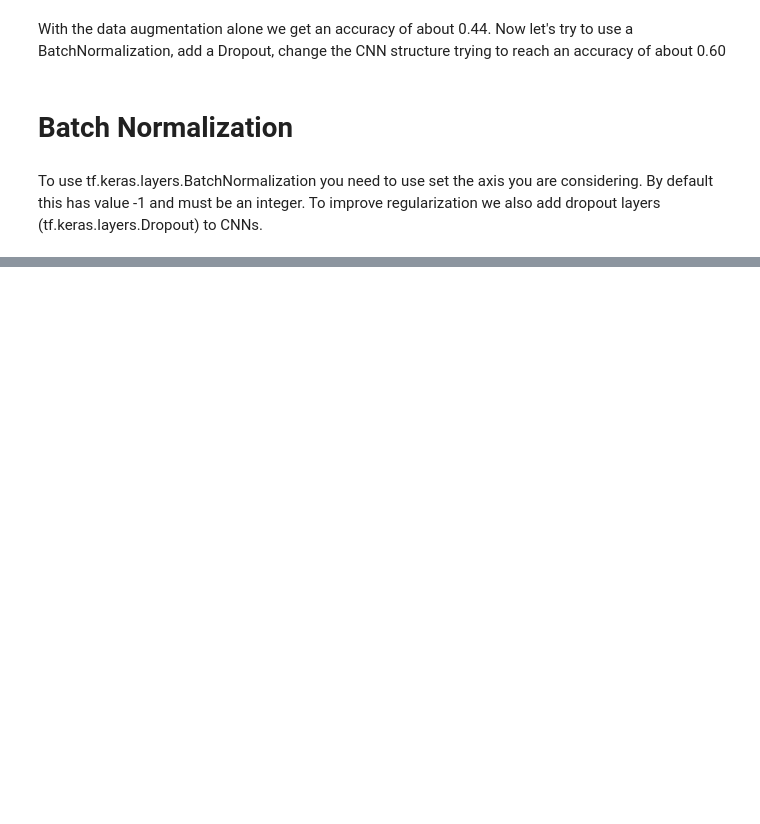
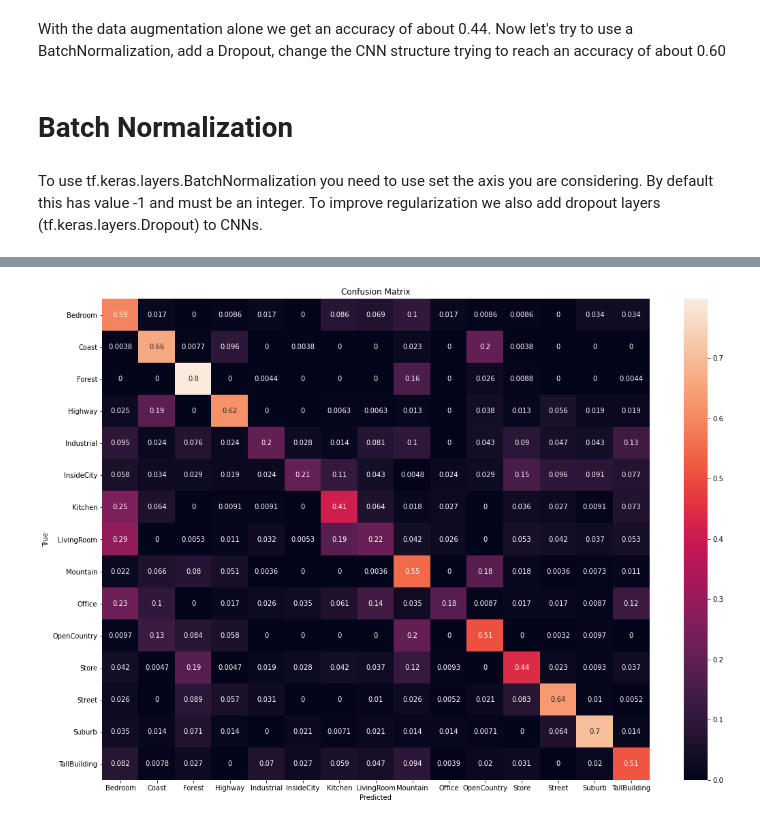
Before and after one commit to Gideon996/Computer-Vision-2020, a Jupyter notebook: Point_Two.ipynb, the cells around one changed output, grey strips where cells are left out. Cells and saved outputs as stored; diff of their text form; code cells hidden in the pictures; blank space fills up the shorter version.

Commit message:
Now we can fit the Adam CNN and plot some graph

```diff
--- a/Point_Two.ipynb
+++ b/Point_Two.ipynb
@@ -235,0 +243,18 @@ modelAdam7x7.compile(loss='categorical_crossentropy',optimizer=adam,metrics = ['
+# %%
+earlyStopping = EarlyStopping(min_delta=0.10,patience = 10, monitor='val_loss')
+
+print("Fit Adam Model with kernel size = 3")
+historyAdam3=modelAdam3x3.fit(xTrain, yTrain,
+                      batch_size=32,epochs=100,
+                      validation_data=(xValidation, yValidation),
+                      shuffle=True,callbacks=[earlyStopping])
+print("Fit Adam Model with kernel size = 5")
+historyAdam5=modelAdam5x5.fit(xTrain, yTrain,
+                      batch_size=32,epochs=100,
+                      validation_data=(xValidation, yValidation),
+                      shuffle=True,callbacks=[earlyStopping])
+print("Fit Adam Model with kernel size = 7")
+historyAdam7=modelAdam7x7.fit(xTrain, yTrain,
+                      batch_size=32,epochs=100,
+                      validation_data=(xValidation, yValidation),
+                      shuffle=True,callbacks=[earlyStopping])
@@ -235,0 +279,12 @@ modelAdam7x7.compile(loss='categorical_crossentropy',optimizer=adam,metrics = ['
+# %%
+modelAdam3x3.evaluate(xTest, yTestCategorical)
+modelAdam5x5.evaluate(xTest, yTestCategorical)
+modelAdam7x7.evaluate(xTest, yTestCategorical)
+
+predictionAdam3 = modelAdam3x3.predict(xTest)
+predictionAdam5 = modelAdam5x5.predict(xTest)
+predictionAdam7 = modelAdam7x7.predict(xTest)
+
+yPredAdam3 = dsu.predictClass(predictionAdam3)
+yPredAdam5 = dsu.predictClass(predictionAdam5)
+yPredAdam7 = dsu.predictClass(predictionAdam7)
@@ -235,0 +295,8 @@ modelAdam7x7.compile(loss='categorical_crossentropy',optimizer=adam,metrics = ['
+# %%
+cmAdam3 = confusion_matrix(yTest, yPredAdam3)
+cmAdam5 = confusion_matrix(yTest, yPredAdam5)
+cmAdam7 = confusion_matrix(yTest, yPredAdam7)
+# %%
+pltu.plotConfusionMatrix(cmAdam3, labels, "confusion_matrix_augmentation_adam_3", "images_point_two/")
+# %% [output]
+[figure, added]
```
Also changed, not shown: parts of 17 cells of this notebook, 6 other files.
